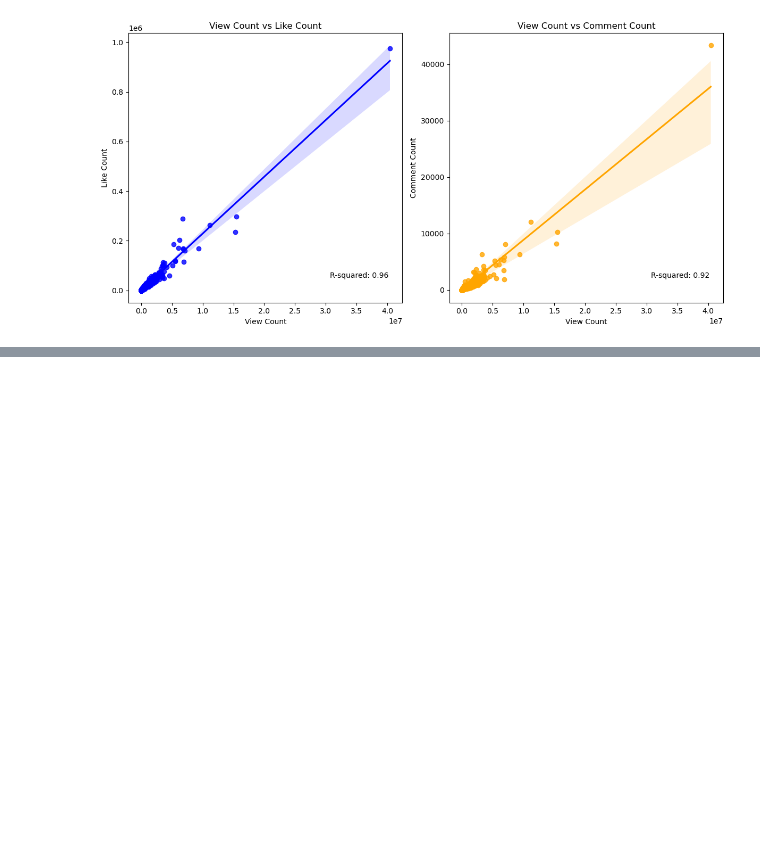
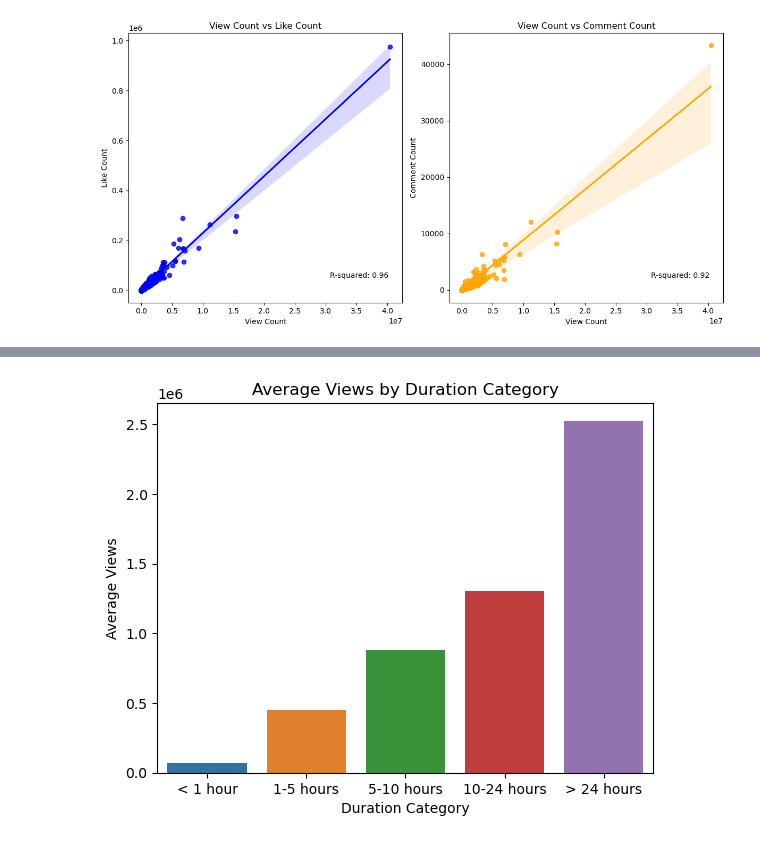
Before and after one commit to rafpang/aws-youtube-pipeline, a Jupyter notebook: analytics.ipynb, the cells around one changed output, grey strips where cells are left out. Cells and saved outputs as stored; diff of their text form; code cells hidden in the pictures; blank space fills up the shorter version.

```diff
--- a/analytics.ipynb
+++ b/analytics.ipynb
@@ -176,0 +263,15 @@ plt.show()
+# %%
+average_views = fcc_df.groupby('category')['viewCount'].mean().reset_index()
+
+# Create the bar plot
+sns.barplot(x='category', y='viewCount', data=average_views)
+
+# Set labels and title
+plt.xlabel('Duration Category')
+plt.ylabel('Average Views')
+plt.title('Average Views by Duration Category')
+
+# Display the plot
+plt.show()
+# %% [output]
+[figure, added]
```
Also changed, not shown: parts of 6 cells of this notebook.
